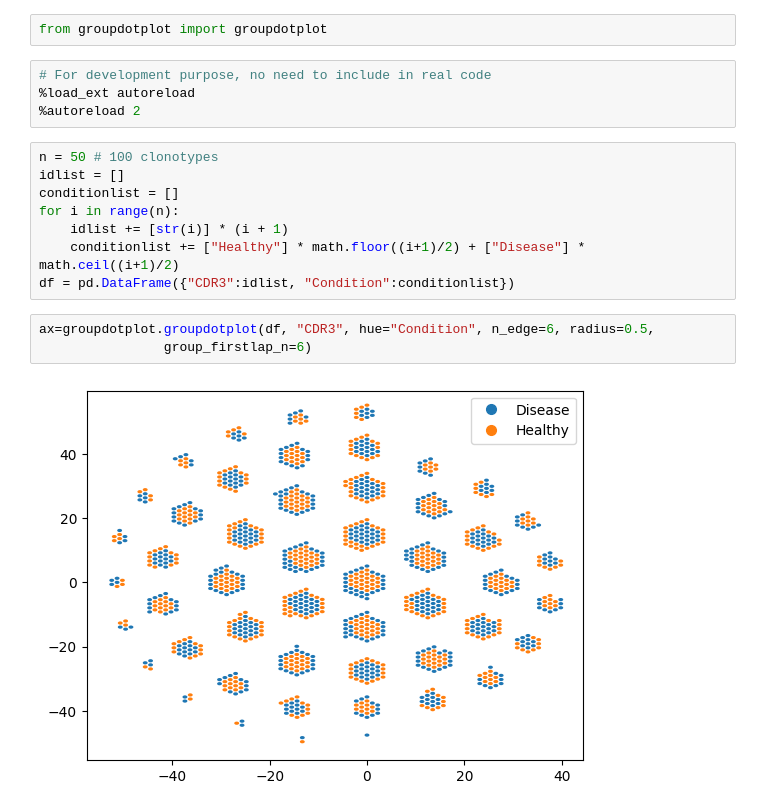
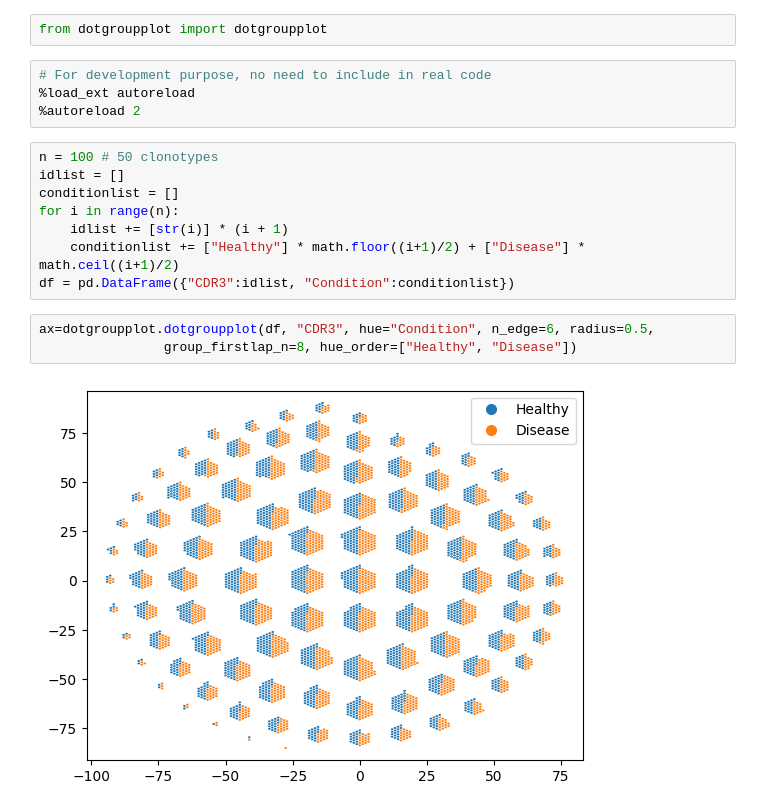
Before and after one commit to mourisl/DotGroupPlot, a Jupyter notebook: example.ipynb, the cells around one changed output. Cells and saved outputs as stored; diff of their text form.

```diff
--- a/example.ipynb
+++ b/example.ipynb
@@ -1,11 +1,11 @@
 # %%
-from groupdotplot import groupdotplot
+from dotgroupplot import dotgroupplot
 # %%
 # For development purpose, no need to include in real code
 %load_ext autoreload
 %autoreload 2
 # %%
-n = 50 # 100 clonotypes
+n = 100 # 50 clonotypes
 idlist = []
 conditionlist = []
 for i in range(n):
@@ -13,7 +13,7 @@ for i in range(n):
     conditionlist += ["Healthy"] * math.floor((i+1)/2) + ["Disease"] * math.ceil((i+1)/2)
 df = pd.DataFrame({"CDR3":idlist, "Condition":conditionlist})
 # %%
-ax=groupdotplot.groupdotplot(df, "CDR3", hue="Condition", n_edge=6, radius=0.5,
-                group_firstlap_n=6)
+ax=dotgroupplot.dotgroupplot(df, "CDR3", hue="Condition", n_edge=6, radius=0.5,
+                group_firstlap_n=8, hue_order=["Healthy", "Disease"])
 # %% [output]
-[figure, old version]
+[figure, new version]
```
Also changed, not shown: parts of 3 cells of this notebook, 3 other files.
